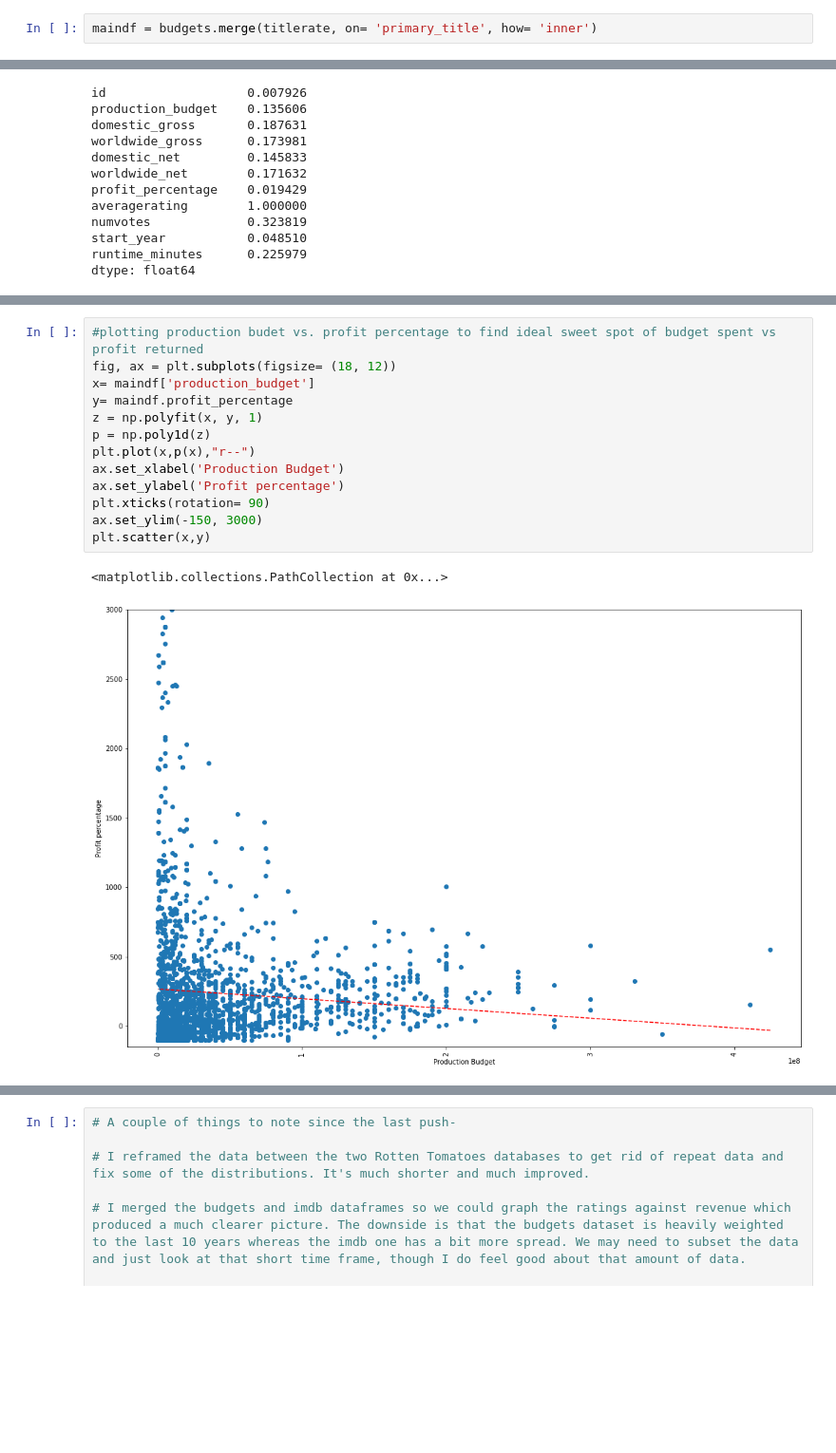
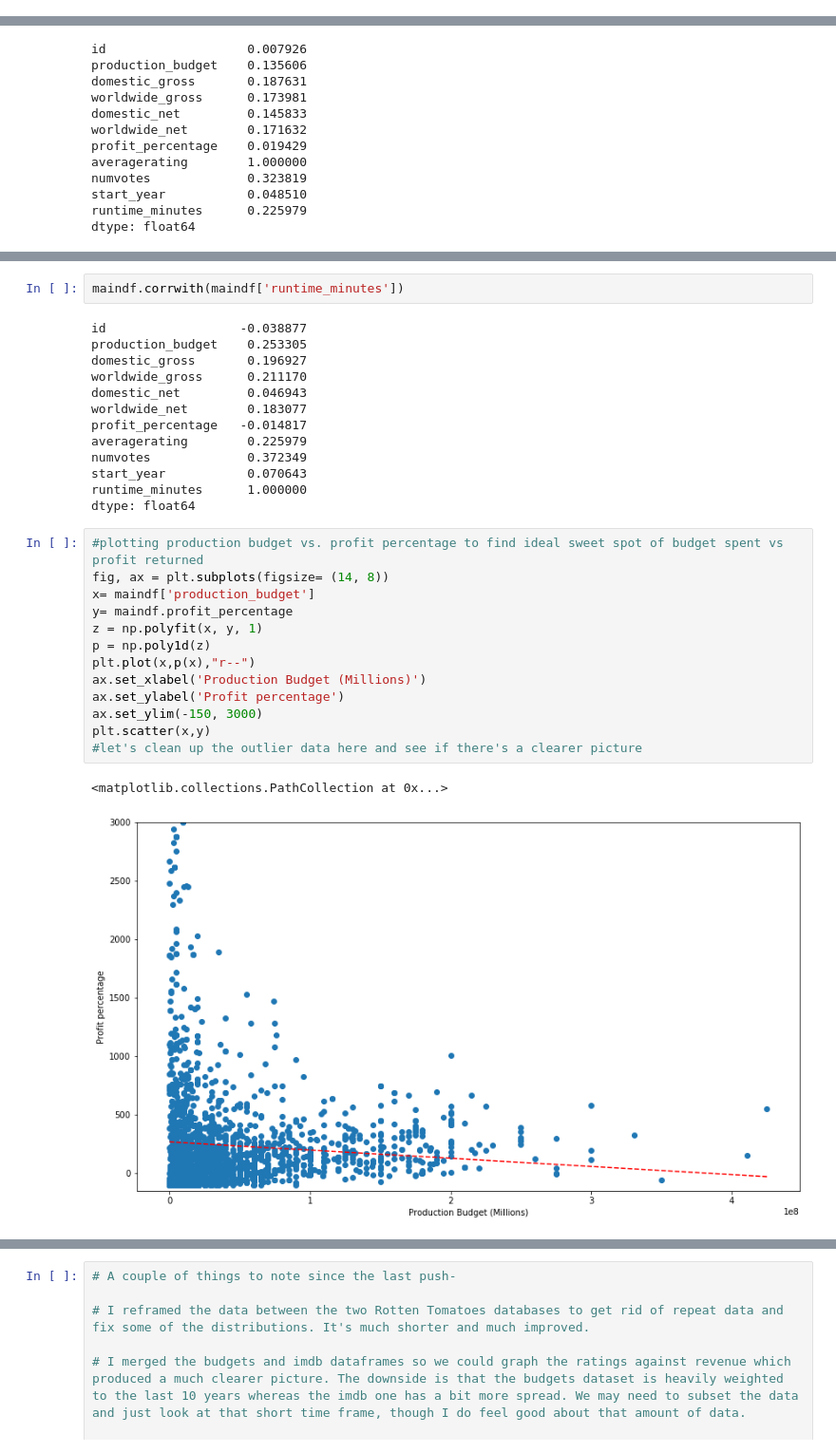
Before and after one commit to bagnine/moviedata, a Jupyter notebook: moviedata.ipynb, the cells around one changed output, grey strips where cells are left out. Shown at 95% size. Cells and saved outputs as stored; diff of their text form; blank space fills up the shorter version.

Commit message:
even more charts

```diff
--- a/moviedata.ipynb
+++ b/moviedata.ipynb
@@ -229,2 +229,0 @@ budgets.rename(columns= {'movie': 'primary_title'}, inplace= True)
-# %%
-maindf = budgets.merge(titlerate, on= 'primary_title', how= 'inner')
@@ -277,21 +255,36 @@ plt.scatter(x,y)
 # %% [output]
 <matplotlib.collections.PathCollection at 0x...>
 [figure]
+# %%
+maindf.corrwith(maindf['runtime_minutes'])
+# %% [output]
+id                  -0.038877
+production_budget    0.253305
+domestic_gross       0.196927
+worldwide_gross      0.211170
+domestic_net         0.046943
+worldwide_net        0.183077
+profit_percentage   -0.014817
+averagerating        0.225979
+numvotes             0.372349
+start_year           0.070643
+runtime_minutes      1.000000
+dtype: float64
 # %%
-#plotting production budet vs. profit percentage to find ideal sweet spot of budget spent vs profit returned
-fig, ax = plt.subplots(figsize= (18, 12))
+#plotting production budget vs. profit percentage to find ideal sweet spot of budget spent vs profit returned
+fig, ax = plt.subplots(figsize= (14, 8))
 x= maindf['production_budget']
 y= maindf.profit_percentage
 z = np.polyfit(x, y, 1)
 p = np.poly1d(z)
 plt.plot(x,p(x),"r--")
-ax.set_xlabel('Production Budget')
+ax.set_xlabel('Production Budget (Millions)')
 ax.set_ylabel('Profit percentage')
-plt.xticks(rotation= 90)
 ax.set_ylim(-150, 3000)
 plt.scatter(x,y)
+#let's clean up the outlier data here and see if there's a clearer picture
 # %% [output]
 <matplotlib.collections.PathCollection at 0x...>
-[figure, old version]
+[figure, new version]
 # %%
 #calculating monthly average profit percentage to see which month is most profitable
```
Also changed, not shown: parts of 16 cells of this notebook.
